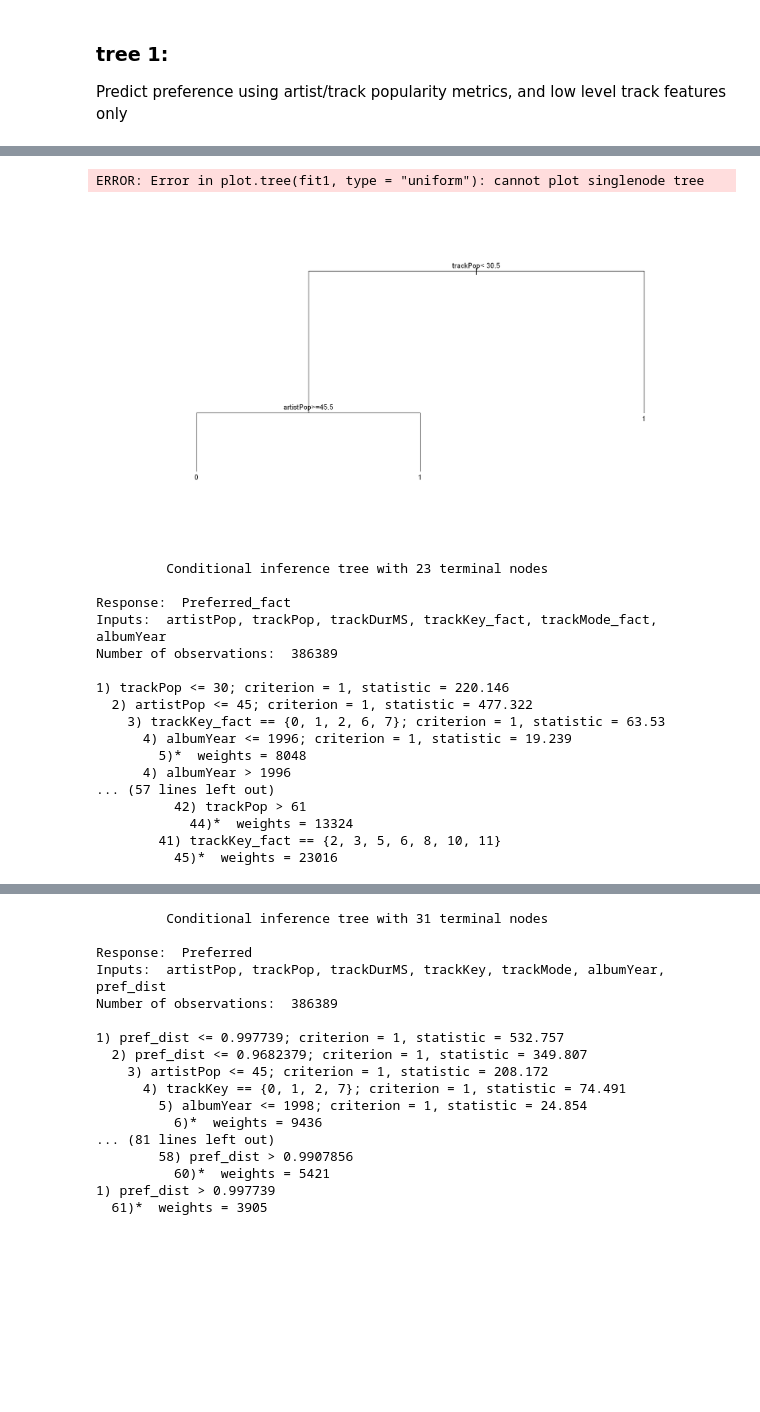
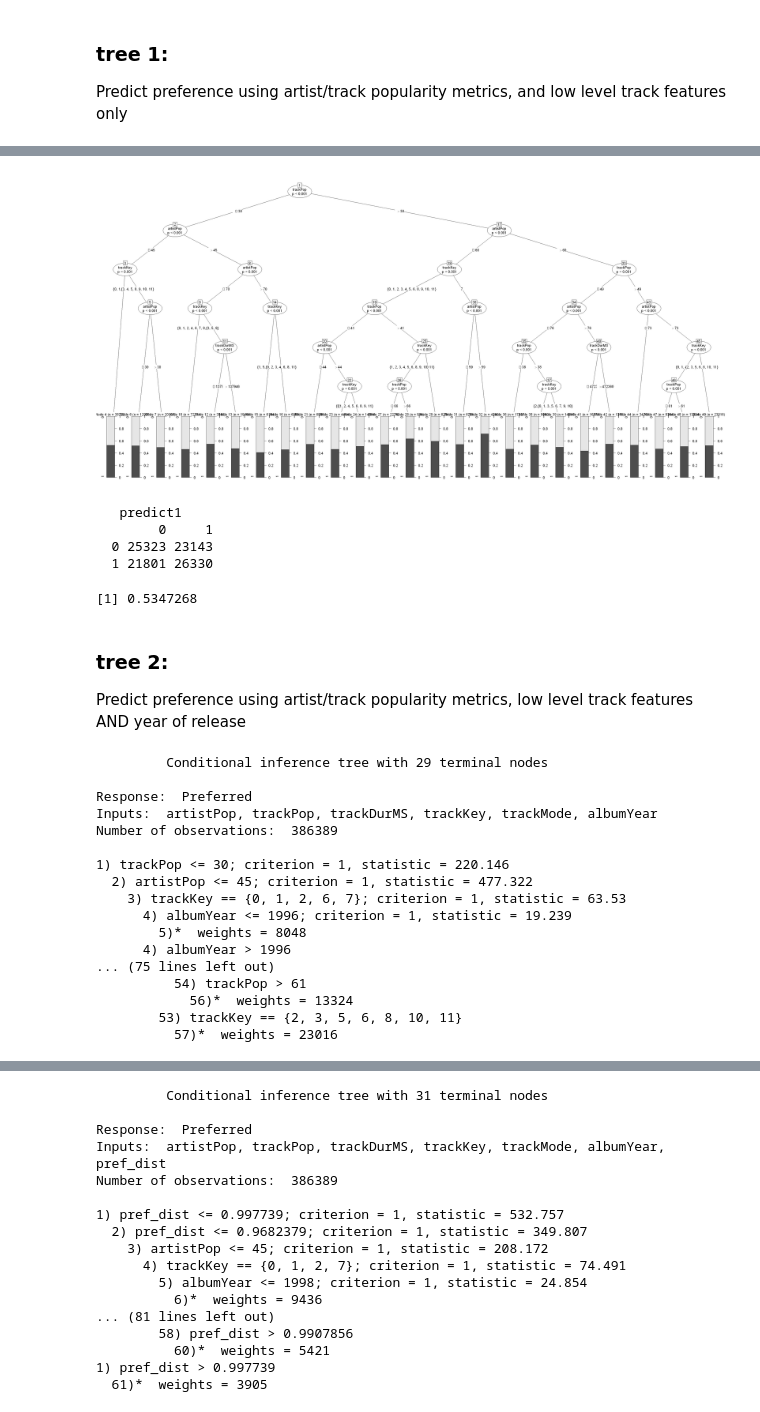
Before and after one commit to smehdizadeh/CSCI5622_Machine-Learning, a Jupyter notebook: DT.ipynb, the cells around one changed output, grey strips where cells are left out. Drawn from its saved outputs; the diff is of its cells as text; code cells hidden in the pictures; blank space fills up the shorter version.

Commit message:
exporting figures, clean up

```diff
--- a/DT.ipynb
+++ b/DT.ipynb
@@ -109,6 +91,6 @@ str(df_test)
 
 Predict preference using artist/track popularity metrics, and low level track features only
 # %%
-tree1 <- ctree(Preferred_fact ~ artistPop + trackPop + trackDurMS + trackKey_fact + trackMode_fact, data=df_train, controls = ctree_control(mincriterion=0.999, minsplit=20000))
+tree1 <- ctree(Preferred ~ artistPop + trackPop + trackDurMS + trackKey + trackMode, data=df_train, controls=ctree_control(mincriterion=0.999, minsplit=10000))
 tree1
 # %% [output]
@@ -137,6 +121,0 @@ plot(tree1)
-# %%
-fit1 = tree(Preferred_fact ~ artistPop + trackPop + trackDurMS + trackKey + trackMode, data=df_train)
-plot(fit1, type = "uniform")
-text(fit1, cex = 2, digits = 2)
-# %% [output]
-ERROR: Error in plot.tree(fit1, type = "uniform"): cannot plot singlenode tree
@@ -145,6 +121,0 @@ ERROR: Error in plot.tree(fit1, type = "uniform"): cannot plot singlenode tree
-# %%
-fit1 <- rpart(Preferred_fact ~ artistPop + trackPop + trackDurMS + trackKey + trackMode, data=df_train)
-plot(fit1, margin=0.1)
-text(fit1, cex=1)
-# %% [output]
-[figure, removed]
@@ -152,0 +122,4 @@ text(fit1, cex=1)
+# %%
+plot(tree1)
+# %% [output]
+[figure, added]
@@ -153,21 +128,38 @@ text(fit1, cex=1)
+# %%
+conf_matrix <- table(df_test$Preferred, predict1)
+conf_matrix
+# %% [output]
+   predict1
+        0     1
+  0 25323 23143
+  1 21801 26330
+# %%
+accuracy <- sum(diag(conf_matrix)) / sum(conf_matrix)
+accuracy
+# %% [output]
+[1] 0.5347268
+# %% [markdown]
+### tree 2:
+
+Predict preference using artist/track popularity metrics, low level track features AND year of release
 # %%
-tree2 <- ctree(Preferred_fact ~ artistPop + trackPop + trackDurMS + trackKey_fact + trackMode_fact + albumYear, data=df_train, controls = ctree_control(mincriterion=0.999, minsplit=20000))
+tree2 <- ctree(Preferred ~ artistPop + trackPop + trackDurMS + trackKey + trackMode + albumYear, data=df_train, controls = ctree_control(mincriterion=0.999, minsplit=10000))
 tree2
 # %% [output]
-         Conditional inference tree with 23 terminal nodes
+         Conditional inference tree with 29 terminal nodes
 
-Response:  Preferred_fact
-Inputs:  artistPop, trackPop, trackDurMS, trackKey_fact, trackMode_fact, albumYear
+Response:  Preferred
+Inputs:  artistPop, trackPop, trackDurMS, trackKey, trackMode, albumYear
 Number of observations:  386389
 
 1) trackPop <= 30; criterion = 1, statistic = 220.146
   2) artistPop <= 45; criterion = 1, statistic = 477.322
-    3) trackKey_fact == {0, 1, 2, 6, 7}; criterion = 1, statistic = 63.53
+    3) trackKey == {0, 1, 2, 6, 7}; criterion = 1, statistic = 63.53
       4) albumYear <= 1996; criterion = 1, statistic = 19.239
         5)*  weights = 8048
       4) albumYear > 1996
-... (57 lines left out)
-          42) trackPop > 61
-            44)*  weights = 13324
-        41) trackKey_fact == {2, 3, 5, 6, 8, 10, 11}
-          45)*  weights = 23016
+... (75 lines left out)
+          54) trackPop > 61
+            56)*  weights = 13324
+        53) trackKey == {2, 3, 5, 6, 8, 10, 11}
+          57)*  weights = 23016
```
Also changed, not shown: parts of 28 cells of this notebook.
